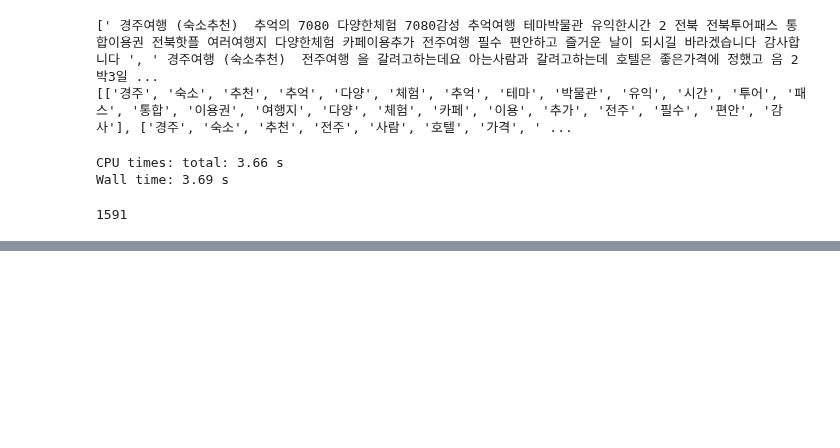
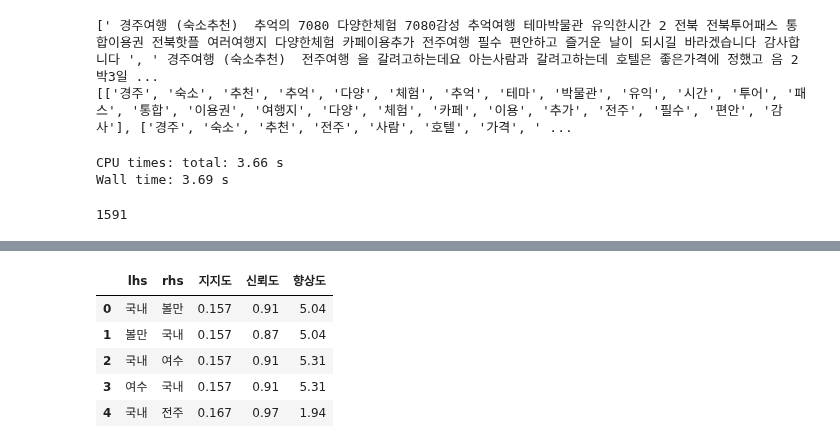
Before and after one commit to ksmindpks/ai_x, a Jupyter notebook: source/07_자연어처리/ch03_연관분석.ipynb, the cells around one changed output, grey strips where cells are left out. Cells and saved outputs as stored; diff of their text form; code cells hidden in the pictures; blank space fills up the shorter version.

```diff
--- a/source/07_자연어처리/ch03_연관분석.ipynb
+++ b/source/07_자연어처리/ch03_연관분석.ipynb
@@ -178,7 +178,7 @@ Wall time: 3.69 s
 rules_df = pd.DataFrame(None, columns=['lhs','rhs','지지도','신뢰도','향상도'])
 # rules_df.loc[0] = ['와인','오렌지',0.15, 0.5, 1.1] 식으로 for문 내에서 데이터 추가
 idx = 0
-for rule in rules:
+for rule in rules[:100]:
     support = rule[1]
     order_st = rule[2]
     for item in order_st:
@@ -197,0 +198,9 @@ rules.df.head()
+# %%
+rules_df.head()
+# %% [output]
+|  | lhs | rhs | 지지도 | 신뢰도 | 향상도 |
+| 0 | 국내 | 볼만 | 0.157 | 0.91 | 5.04 |
+| 1 | 볼만 | 국내 | 0.157 | 0.87 | 5.04 |
+| 2 | 국내 | 여수 | 0.157 | 0.91 | 5.31 |
+| 3 | 여수 | 국내 | 0.157 | 0.91 | 5.31 |
+| 4 | 국내 | 전주 | 0.167 | 0.97 | 1.94 |
```
Also changed, not shown: parts of 2 cells of this notebook, 6 other files.
